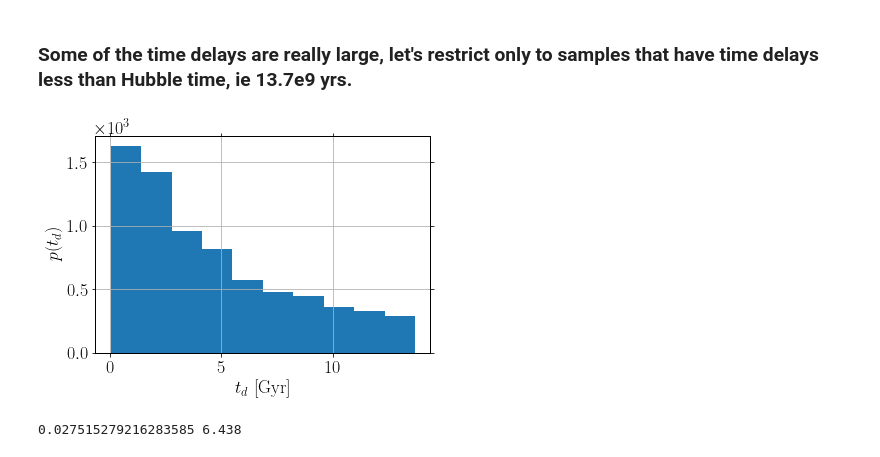
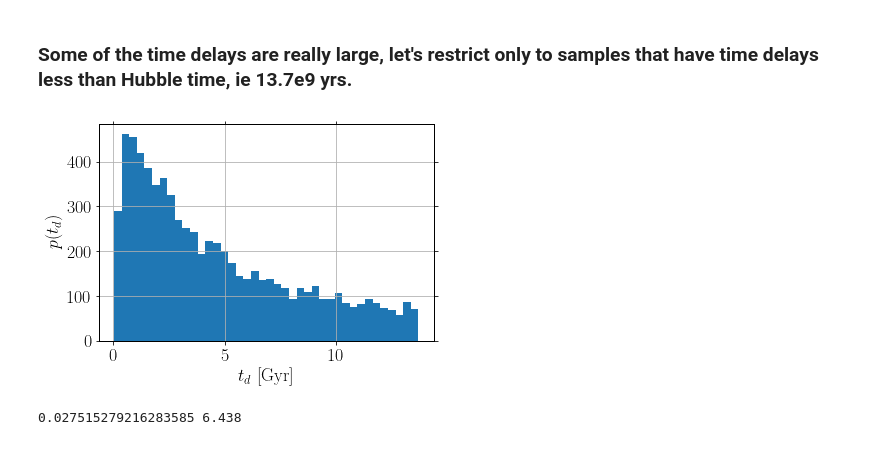
Before and after one commit to Sayantani04/ICTS_GW_2022, a Jupyter notebook: physics_of_binary_evolution/Q2_Binary_Population.ipynb, the cells around one changed output. Drawn from its saved outputs; the diff is of its cells as text; code cells hidden in the pictures.

```diff
--- a/physics_of_binary_evolution/Q2_Binary_Population.ipynb
+++ b/physics_of_binary_evolution/Q2_Binary_Population.ipynb
@@ -36,6 +36,11 @@ def gen_samples_using_invcdf(func, minimum, maximum, nsamples):
     """
     Implements inverse cdf sampling for a power function.
 
+    func: pdf to draw samples from
+
+    minimum: minimum value
+
+    maximum: maximum value
     """
     xarr = np.linspace(minimum, maximum, 50000)
     yarr = func(xarr)
@@ -44,8 +49,6 @@ def gen_samples_using_invcdf(func, minimum, maximum, nsamples):
 
     interped_inverse_cdf = interp1d(cumulative_sum, xarr)
     uniform_samples = np.random.uniform(min(cumulative_sum), 1, nsamples)
-
-    return interped_inverse_cdf(uniform_samples)
 # %%
 NSAMPLES = 100000
 primary_mass = gen_samples_using_invcdf(lambda x: x**(-2.35), 20, 150, NSAMPLES)
@@ -114,12 +117,12 @@ plt.show()
 # %% [markdown]
 ### Some of the time delays are really large, let's restrict only to samples that have time delays less than Hubble time, ie 13.7e9 yrs.
 # %%
-plt.hist(time_delays[time_delays / 1e9 < 13.7]/1e9)
+plt.hist(time_delays[time_delays / 1e9 < 13.7]/1e9, bins=40)
 plt.xlabel("$t_d$ [Gyr]")
 plt.ylabel(r"$p(t_d)$")
 plt.show()
 # %% [output]
-[figure, old version]
+[figure, new version]
 # %%
 print(min(time_delays) / 1e9, 100 * len(time_delays[time_delays / 1e9 < 10])/ len(time_delays))
 # %% [output]
```
Also changed, not shown: 1 other file.
